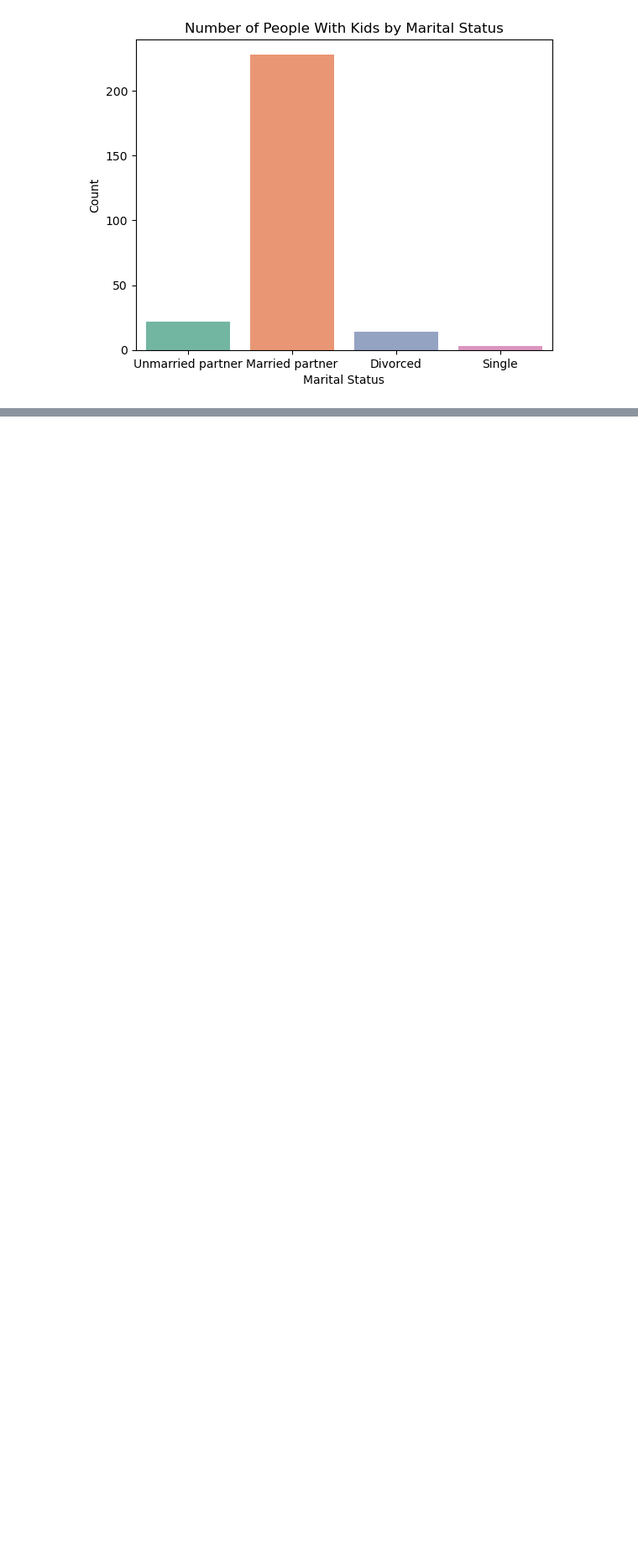
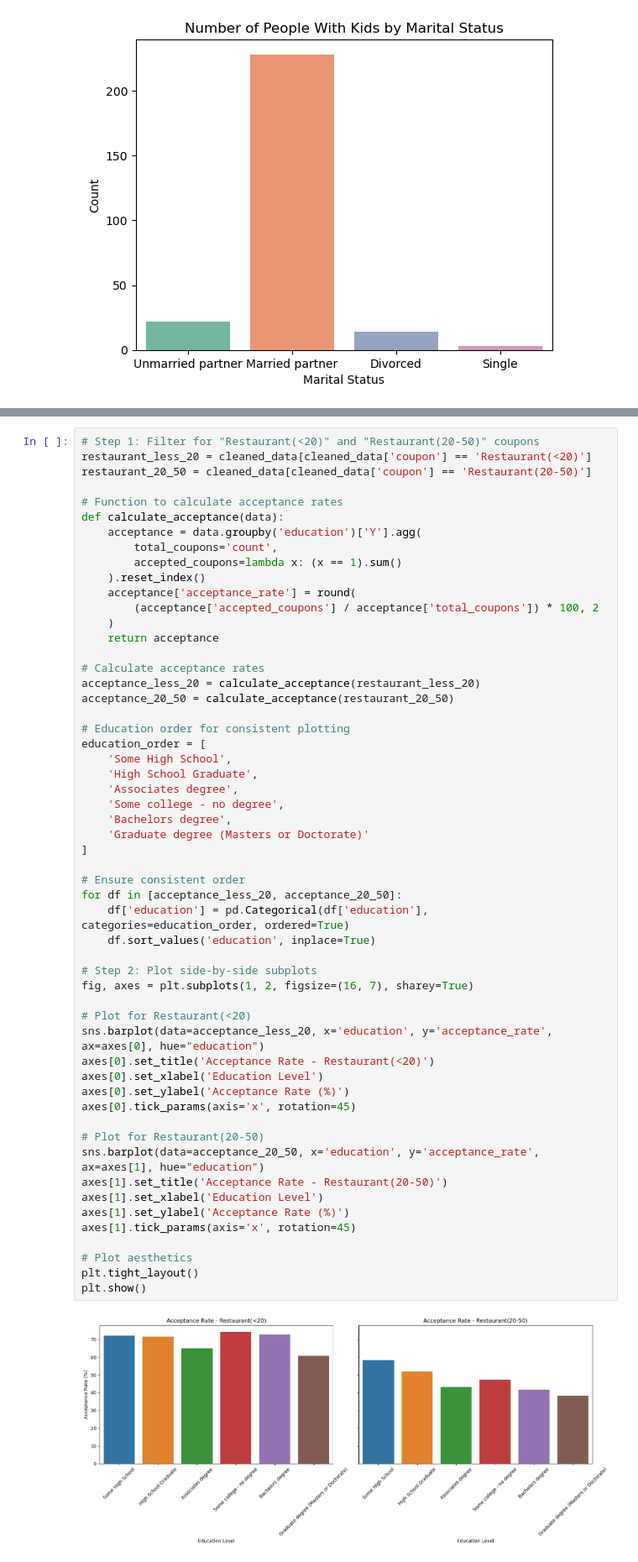
Before and after one commit to lorigreensmith06/AI_ML_CLASS_coupons, a Jupyter notebook: assignment5_1_starter/prompt.ipynb, the cells around one changed output, grey strips where cells are left out. Shown at 84% size. Saved outputs shown, nothing was run; the diff lists cells and outputs as text; blank space fills up the shorter version.

```diff
--- a/assignment5_1_starter/prompt.ipynb
+++ b/assignment5_1_starter/prompt.ipynb
@@ -735,0 +641,57 @@ plt.show()
+# %%
+# Step 1: Filter for "Restaurant(<20)" and "Restaurant(20-50)" coupons
+restaurant_less_20 = cleaned_data[cleaned_data['coupon'] == 'Restaurant(<20)']
+restaurant_20_50 = cleaned_data[cleaned_data['coupon'] == 'Restaurant(20-50)']
+
+# Function to calculate acceptance rates
+def calculate_acceptance(data):
+    acceptance = data.groupby('education')['Y'].agg(
+        total_coupons='count',
+        accepted_coupons=lambda x: (x == 1).sum()
+    ).reset_index()
+    acceptance['acceptance_rate'] = round(
+        (acceptance['accepted_coupons'] / acceptance['total_coupons']) * 100, 2
+    )
+    return acceptance
+
+# Calculate acceptance rates
+acceptance_less_20 = calculate_acceptance(restaurant_less_20)
+acceptance_20_50 = calculate_acceptance(restaurant_20_50)
+
+# Education order for consistent plotting
+education_order = [
+    'Some High School',
+    'High School Graduate',
+    'Associates degree',
+    'Some college - no degree',
+    'Bachelors degree',
+    'Graduate degree (Masters or Doctorate)'
+]
+
+# Ensure consistent order
+for df in [acceptance_less_20, acceptance_20_50]:
+    df['education'] = pd.Categorical(df['education'], categories=education_order, ordered=True)
+    df.sort_values('education', inplace=True)
+
+# Step 2: Plot side-by-side subplots
+fig, axes = plt.subplots(1, 2, figsize=(16, 7), sharey=True)
+
+# Plot for Restaurant(<20)
+sns.barplot(data=acceptance_less_20, x='education', y='acceptance_rate', ax=axes[0], hue="education")
+axes[0].set_title('Acceptance Rate - Restaurant(<20)')
+axes[0].set_xlabel('Education Level')
+axes[0].set_ylabel('Acceptance Rate (%)')
+axes[0].tick_params(axis='x', rotation=45)
+
+# Plot for Restaurant(20-50)
+sns.barplot(data=acceptance_20_50, x='education', y='acceptance_rate', ax=axes[1], hue="education")
+axes[1].set_title('Acceptance Rate - Restaurant(20-50)')
+axes[1].set_xlabel('Education Level')
+axes[1].set_ylabel('Acceptance Rate (%)')
+axes[1].tick_params(axis='x', rotation=45)
+
+# Plot aesthetics
+plt.tight_layout()
+plt.show()
+# %% [output]
+[figure, added]
```
Also changed, not shown: parts of 6 cells of this notebook.
